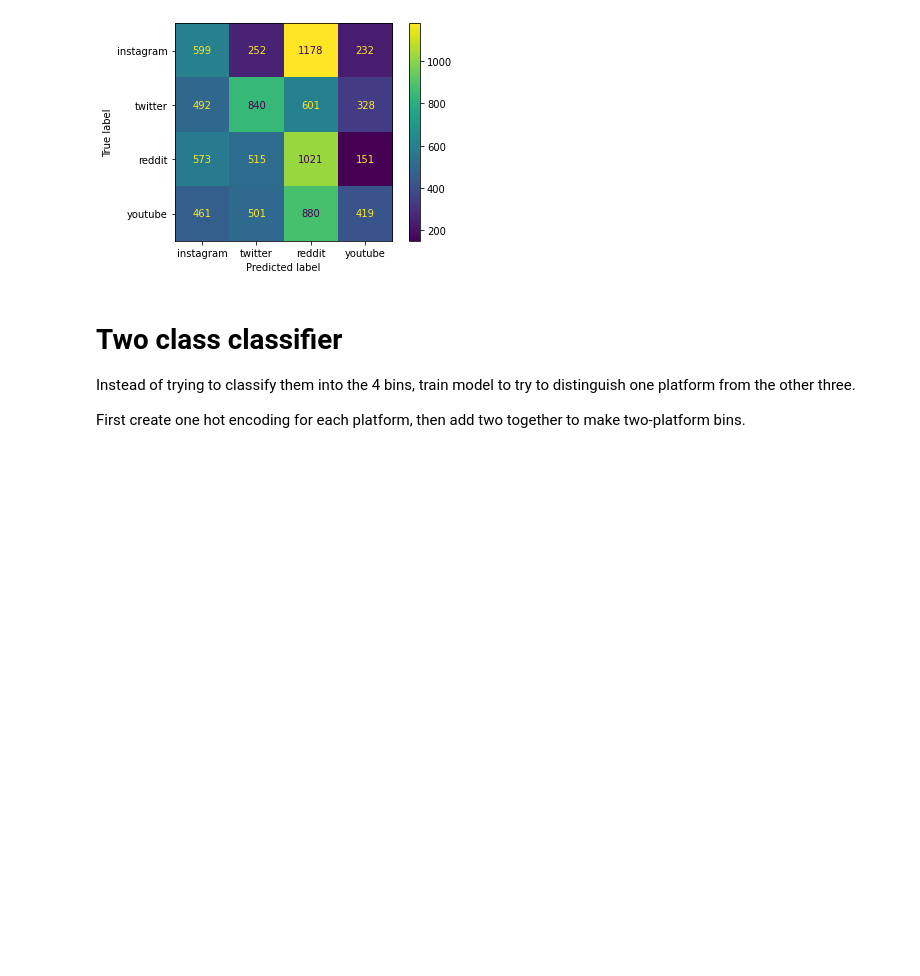
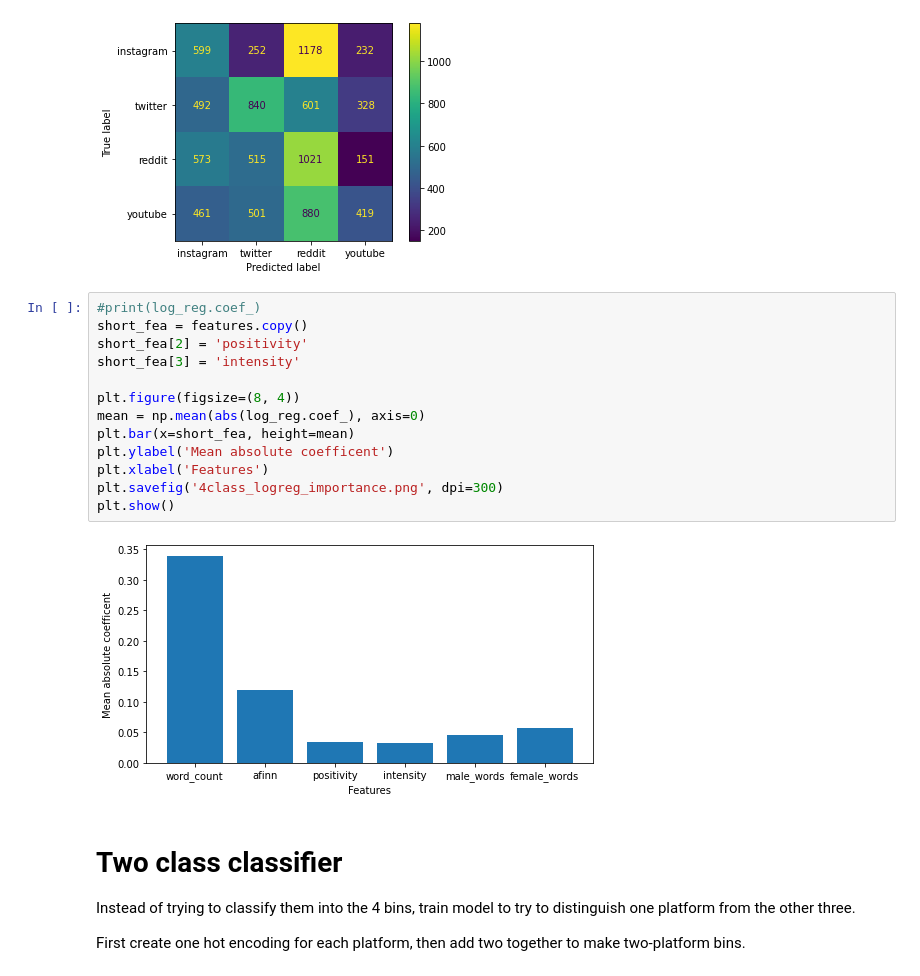
Before and after one commit to yang3410/cautious-octo-train, a Jupyter notebook: full/Logistic regression.ipynb, the cells around one changed output. Drawn from its saved outputs; the diff is of its cells as text; blank space fills up the shorter version.

Commit message:
updated plots
included feature importance plots

```diff
--- a/full/Logistic regression.ipynb
+++ b/full/Logistic regression.ipynb
@@ -264,6 +237,21 @@ plt.show()
  [ 461  501  880  419]]
 accuracy:  0.31836779829702533
 [figure]
+# %%
+#print(log_reg.coef_)
+short_fea = features.copy()
+short_fea[2] = 'positivity'
+short_fea[3] = 'intensity'
+
+plt.figure(figsize=(8, 4))
+mean = np.mean(abs(log_reg.coef_), axis=0)
+plt.bar(x=short_fea, height=mean)
+plt.ylabel('Mean absolute coefficent')
+plt.xlabel('Features')
+plt.savefig('4class_logreg_importance.png', dpi=300)
+plt.show()
+# %% [output]
+[figure, added]
 # %% [markdown]
 # Two class classifier
 
```
Also changed, not shown: parts of 4 cells of this notebook, 2 other files.
